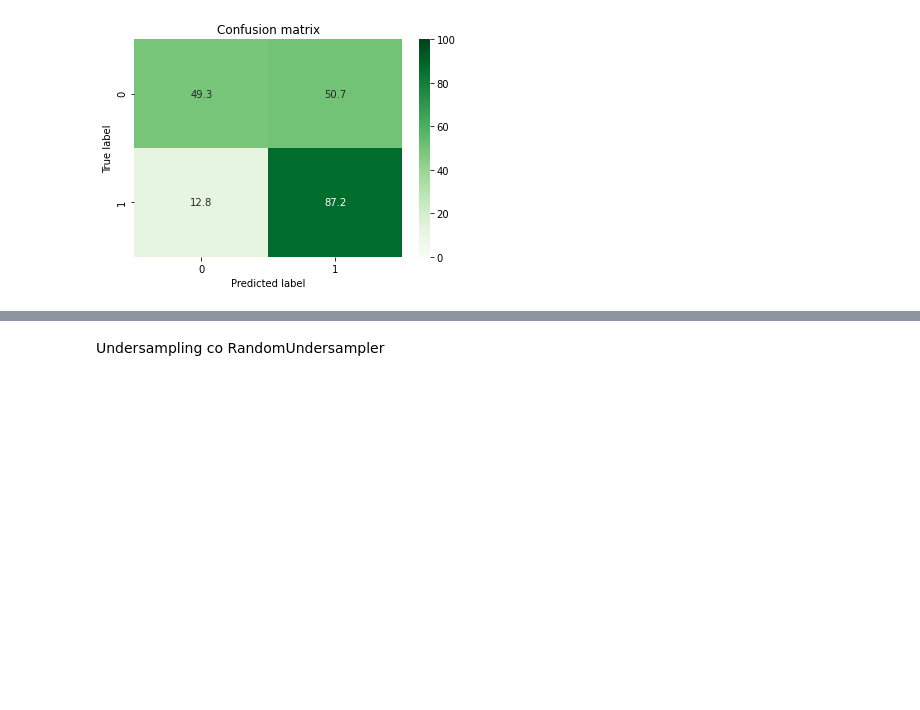
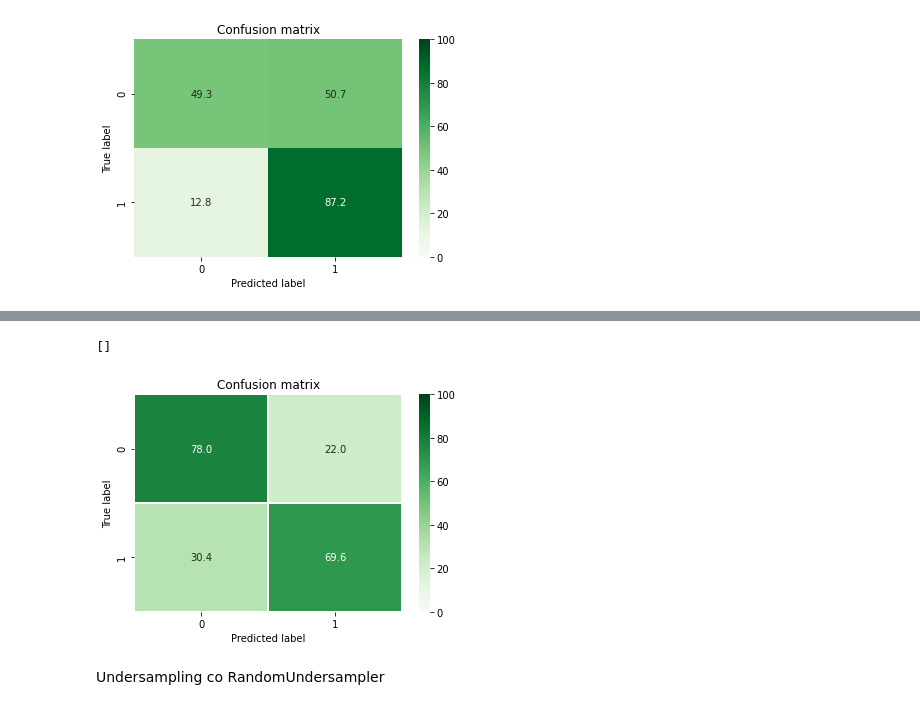
Before and after one commit to MKrezheska/NLP_Project-Style_Change_Detection, a Jupyter notebook: Models_BERT_Task1.ipynb, the cells around one changed output, grey strips where cells are left out. Drawn from its saved outputs; the diff is of its cells as text; code cells hidden in the pictures; blank space fills up the shorter version.

```diff
--- a/Models_BERT_Task1.ipynb
+++ b/Models_BERT_Task1.ipynb
@@ -574,0 +580,19 @@ Accuracy: 0.7770833333333333
+# %%
+X_val, X_test_ann, y_val, y_test_ann = train_test_split(X_test, y_test, test_size=0.7, random_state=42)
+# %%
+X_train_norm = xtrain
+X_val_norm = X_val
+X_test_norm = X_test_ann
+# %%
+classifier = Sequential()
+
+classifier.add(Dense(64, activation='relu', input_dim=768))
+
+classifier.add(Dense(256, activation='relu'))
+
+classifier.add(Dense(1, activation='sigmoid'))
+
+
+classifier.compile(optimizer ='adam',loss='binary_crossentropy', metrics =['accuracy'])
+es = EarlyStopping(monitor='val_loss', mode='min', verbose=1,patience=10)
+history_callback = classifier.fit(xtrain, ytrain, epochs=500, batch_size=64,validation_data=(X_val_norm,y_val), callbacks=[es])
@@ -574,0 +617,4 @@ Accuracy: 0.7770833333333333
+# %%
+probs       = classifier.predict(X_test_norm)
+preds       = probs > 0.5
+print('Neural network score on test:\n',classification_report(y_test_ann, preds))
@@ -575,3 +631,19 @@ Accuracy: 0.7770833333333333
+# %%
+cm=confusion_matrix(y_test_ann,preds)
+names = ['0', '1']
+cm = 100 * cm.astype('float') / cm.sum(axis=-1)[:, np.newaxis]
+
+
+df = pd.DataFrame(data=cm, columns=names, index=names)
+g = sns.heatmap(df, annot=True, fmt=".1f", linewidths=.5, vmin=0, vmax=100,
+                    cmap='Greens')
+g.set_title('Confusion matrix')
+g.set_ylabel('True label')
+g.set_xlabel('Predicted label')
+g.plot()
+# %% [output]
+[]
+[figure, added]
 # %% [markdown]
 Undersampling со RandomUndersampler
 # %%
```
Also changed, not shown: parts of 7 cells of this notebook.
